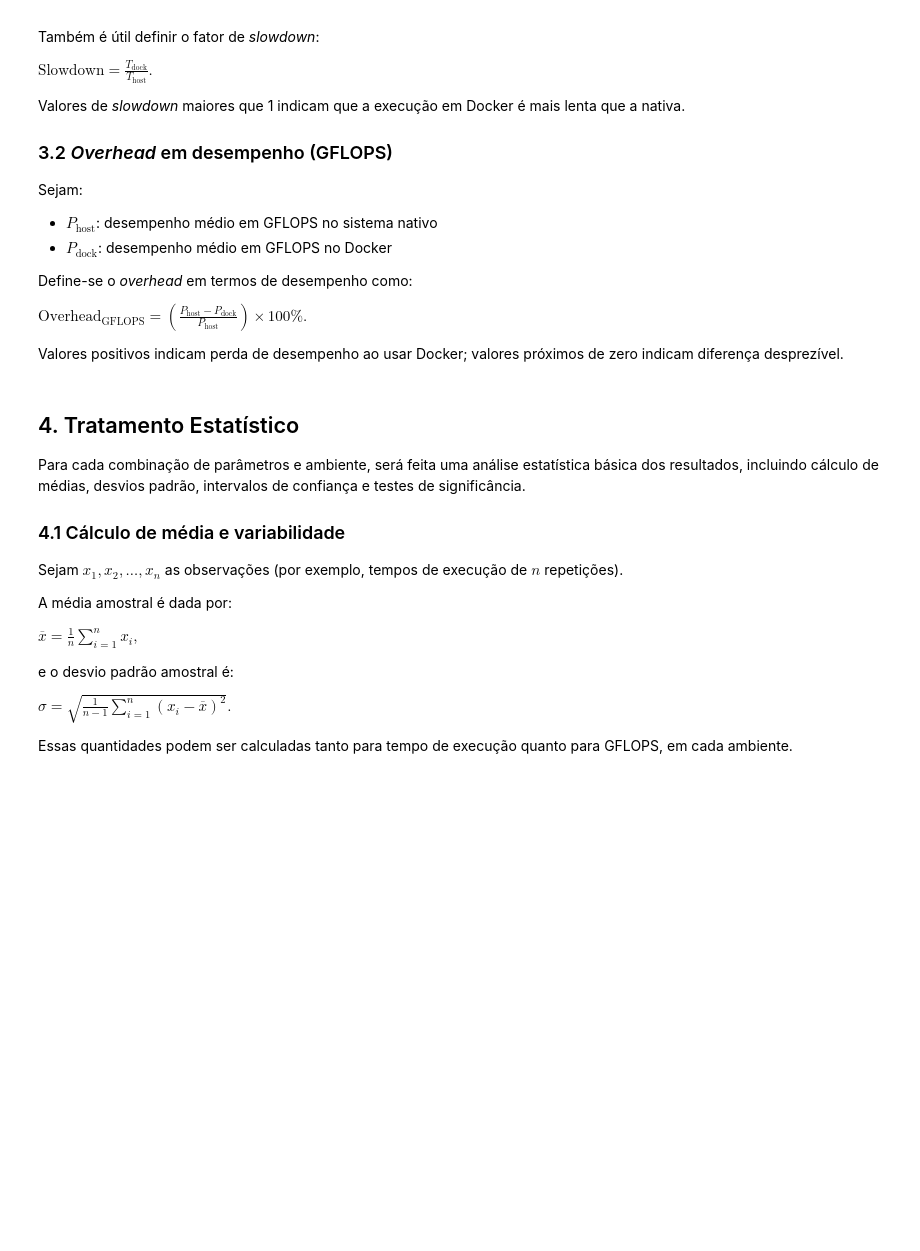
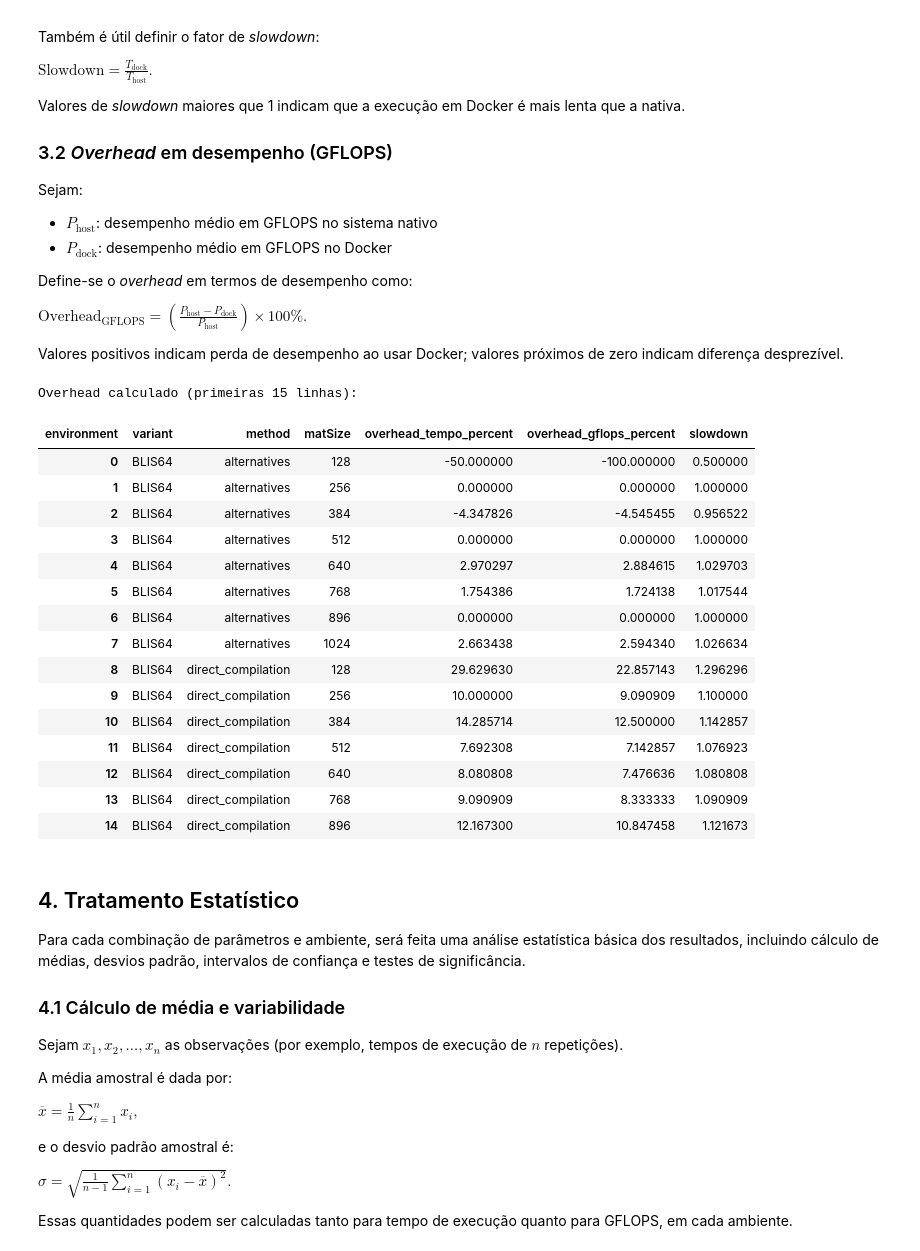
Before and after one commit to almdoug/meugemm, a Jupyter notebook: notebooks/notebook_overhead_dgemm_docker.ipynb, the cells around one changed output. Cells and saved outputs as stored; diff of their text form; code cells hidden in the pictures; blank space fills up the shorter version.

```diff
--- a/notebooks/notebook_overhead_dgemm_docker.ipynb
+++ b/notebooks/notebook_overhead_dgemm_docker.ipynb
@@ -101,3 +169,55 @@ Valores positivos indicam perda de desempenho ao usar Docker; valores próximos
+# %%
+# Calcular overhead de tempo e GFLOPS a partir dos dados agregados
+
+# Pivot para comparar native vs docker
+df_pivot = df_combined.pivot_table(
+    index=['variant', 'method', 'matSize'],
+    columns='environment',
+    values='Mean',
+    aggfunc='first'
+).reset_index()
+
+# Calcular overhead usando função existente
+df_pivot['overhead_tempo_percent'] = df_pivot.apply(
+    lambda row: calculate_overhead(row['native'], row['docker'])[0], axis=1
+)
+df_pivot['overhead_tempo_abs'] = df_pivot.apply(
+    lambda row: calculate_overhead(row['native'], row['docker'])[1], axis=1
+)
+df_pivot['slowdown'] = df_pivot['docker'] / df_pivot['native']
+
+# Calcular GFLOPS
+df_pivot['gflops_native'] = df_pivot.apply(
+    lambda row: calculate_gflops(row['matSize'], row['native']), axis=1
+)
+df_pivot['gflops_docker'] = df_pivot.apply(
+    lambda row: calculate_gflops(row['matSize'], row['docker']), axis=1
+)
+df_pivot['overhead_gflops_percent'] = (
+    (df_pivot['gflops_native'] - df_pivot['gflops_docker']) / df_pivot['gflops_native'] * 100
+)
+
+print("\nOverhead calculado (primeiras 15 linhas):")
+df_pivot[['variant', 'method', 'matSize', 'overhead_tempo_percent',
+          'overhead_gflops_percent', 'slowdown']].head(15)
+# %% [output]
+Overhead calculado (primeiras 15 linhas):
+| environment | variant | method | matSize | overhead_tempo_percent | overhead_gflops_percent | slowdown |
+| 0 | BLIS64 | alternatives | 128 | -50.000000 | -100.000000 | 0.500000 |
+| 1 | BLIS64 | alternatives | 256 | 0.000000 | 0.000000 | 1.000000 |
+| 2 | BLIS64 | alternatives | 384 | -4.347826 | -4.545455 | 0.956522 |
+| 3 | BLIS64 | alternatives | 512 | 0.000000 | 0.000000 | 1.000000 |
+| 4 | BLIS64 | alternatives | 640 | 2.970297 | 2.884615 | 1.029703 |
+| 5 | BLIS64 | alternatives | 768 | 1.754386 | 1.724138 | 1.017544 |
+| 6 | BLIS64 | alternatives | 896 | 0.000000 | 0.000000 | 1.000000 |
+| 7 | BLIS64 | alternatives | 1024 | 2.663438 | 2.594340 | 1.026634 |
+| 8 | BLIS64 | direct_compilation | 128 | 29.629630 | 22.857143 | 1.296296 |
+| 9 | BLIS64 | direct_compilation | 256 | 10.000000 | 9.090909 | 1.100000 |
+| 10 | BLIS64 | direct_compilation | 384 | 14.285714 | 12.500000 | 1.142857 |
+| 11 | BLIS64 | direct_compilation | 512 | 7.692308 | 7.142857 | 1.076923 |
+| 12 | BLIS64 | direct_compilation | 640 | 8.080808 | 7.476636 | 1.080808 |
+| 13 | BLIS64 | direct_compilation | 768 | 9.090909 | 8.333333 | 1.090909 |
+| 14 | BLIS64 | direct_compilation | 896 | 12.167300 | 10.847458 | 1.121673 |
 # %% [markdown]
 ## 4. Tratamento Estatístico
 
```
Also changed, not shown: parts of 10 cells of this notebook, 2 other files.
